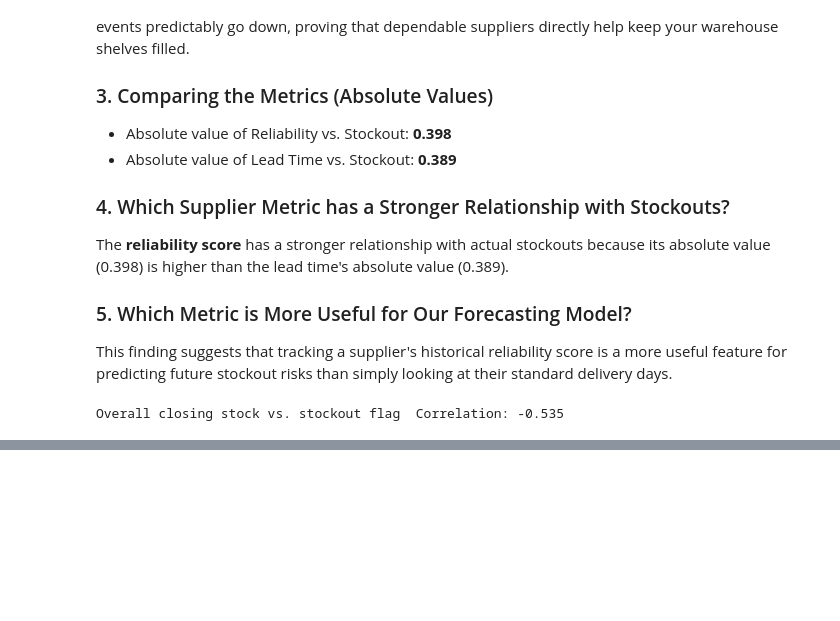
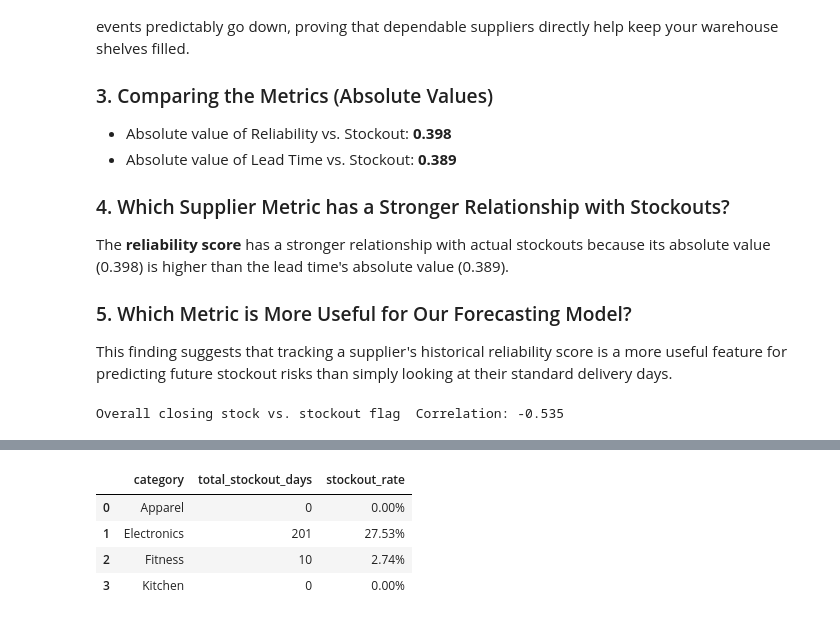
Before and after one commit to dominator959/ResilioChain, a Jupyter notebook: notebooks/eda/session_2_eda_bivariate_analysis.ipynb, the cells around one changed output, grey strips where cells are left out. Saved outputs shown, nothing was run; the diff lists cells and outputs as text; code cells hidden in the pictures; blank space fills up the shorter version.

```diff
--- a/notebooks/eda/session_2_eda_bivariate_analysis.ipynb
+++ b/notebooks/eda/session_2_eda_bivariate_analysis.ipynb
@@ -378,0 +392,13 @@ Overall closing stock vs. stockout flag  Correlation: -0.535
+# %%
+category_summary = master_df.groupby('category').agg(
+    total_stockout_days = ('stockout_flag', 'sum'),
+    stockout_rate = ('stockout_flag', lambda x: f"{x.mean() * 100:.2f}%")
+).reset_index()
+
+category_summary
+# %% [output]
+|  | category | total_stockout_days | stockout_rate |
+| 0 | Apparel | 0 | 0.00% |
+| 1 | Electronics | 201 | 27.53% |
+| 2 | Fitness | 10 | 2.74% |
+| 3 | Kitchen | 0 | 0.00% |
```
Also changed, not shown: parts of 3 cells of this notebook.
